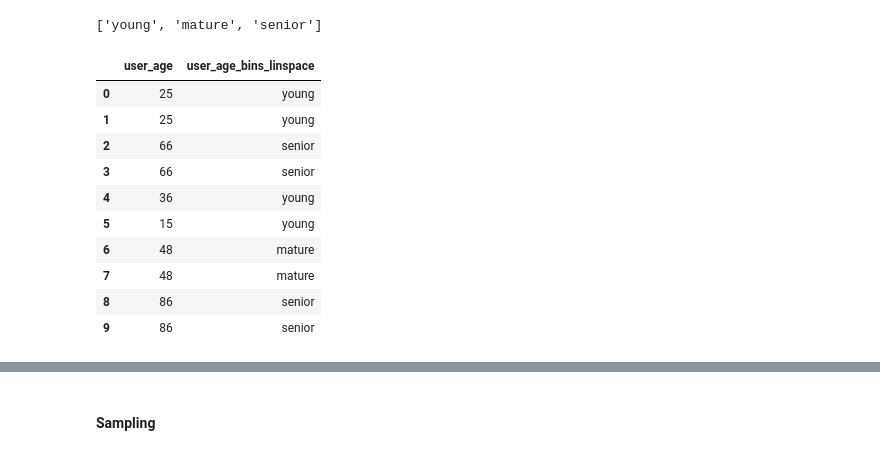
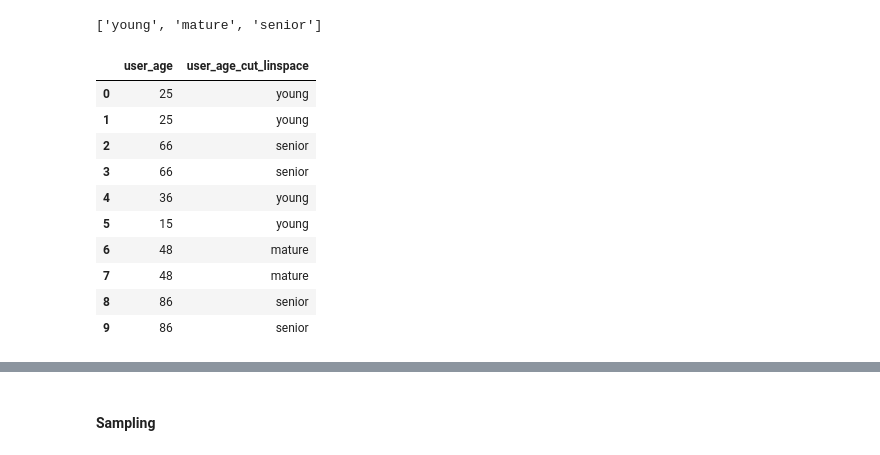
Before and after one commit to ryndovaira-org/data_science_lectures, a Jupyter notebook: 04_data_preparation/lectures/04_feature_engineering.ipynb, the cells around one changed output, grey strips where cells are left out. Saved outputs shown, nothing was run; the diff lists cells and outputs as text; code cells hidden in the pictures.

```diff
--- a/04_data_preparation/lectures/04_feature_engineering.ipynb
+++ b/04_data_preparation/lectures/04_feature_engineering.ipynb
@@ -1281,18 +1286,18 @@ user_age_labels_linspace
 # %%
 # использовать функцию cut() для преобразования
 # числовых значений столбца в категориальные значения
 
 # нужно указать интервалы и метки
 # также установим для параметра include_lowest значение True,
 # чтобы включить также минимальное значение
-df['user_age_bins_linspace'] = pd.cut(df.user_age,
-                                      bins=user_age_bins_linspace,
-                                      labels=user_age_labels_linspace,
-                                      include_lowest=True)
+df['user_age_cut_linspace'] = pd.cut(df.user_age,
+                                     bins=user_age_bins_linspace,
+                                     labels=user_age_labels_linspace,
+                                     include_lowest=True)
 
-df[['user_age', 'user_age_bins_linspace']]
+df[['user_age', 'user_age_cut_linspace']]
 # %% [output]
-|  | user_age | user_age_bins_linspace |
+|  | user_age | user_age_cut_linspace |
 | 0 | 25 | young |
 | 1 | 25 | young |
 | 2 | 66 | senior |
```
Also changed, not shown: parts of 19 cells of this notebook.
